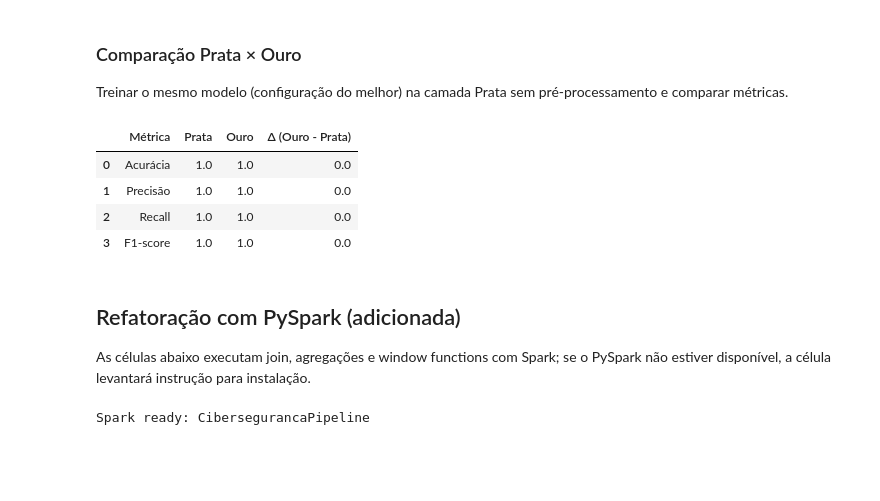
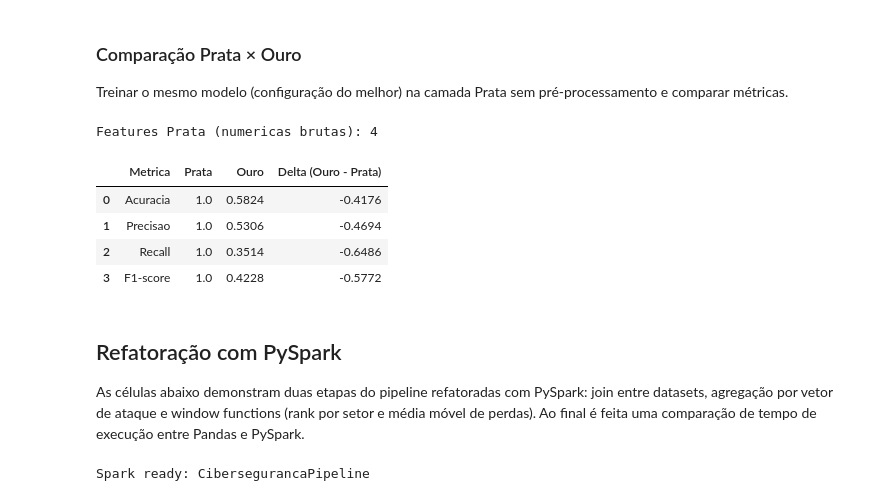
Before and after one commit to RodrigoMrqs/Arquitetura_medalion_para_cyberseguranca, a Jupyter notebook: notebook.ipynb, the cells around one changed output. Drawn from its saved outputs; the diff is of its cells as text; code cells hidden in the pictures; blank space fills up the shorter version.

```diff
--- a/notebook.ipynb
+++ b/notebook.ipynb
@@ -1488,14 +1717,13 @@ Split realizado. Train: (680, 16) Test: (170, 16)
 # %%
-# Escalar features apenas no conjunto de treino/validação (fit no treino)
-scaler = StandardScaler()
-X_train_s = pd.DataFrame(scaler.fit_transform(X_train), columns=X_train.columns, index=X_train.index)
-X_test_s = pd.DataFrame(scaler.transform(X_test), columns=X_test.columns, index=X_test.index)
+# Features ja escaladas na Camada Ouro (RobustScaler fit no treino)
+# Nenhuma re-escala necessaria - padrao fit/transform ja aplicado
+X_train_s = X_train
+X_test_s  = X_test
 
-# Treinar modelos
-dt_v1 = DecisionTreeClassifier(max_depth=5, criterion='gini', random_state=42)
+dt_v1 = DecisionTreeClassifier(max_depth=5,  criterion='gini',    random_state=42)
 dt_v2 = DecisionTreeClassifier(max_depth=10, criterion='entropy', random_state=42)
 
 dt_v1.fit(X_train_s, y_train)
 dt_v2.fit(X_train_s, y_train)
-print('Modelos treinados')
+print('Modelos treinados: DT_v1 (d=5, gini) e DT_v2 (d=10, entropy)')
 # %% [output]
@@ -1550,55 +1777,43 @@ plt.show()
 ### Comparação Prata × Ouro
 Treinar o mesmo modelo (configuração do melhor) na camada Prata sem pré-processamento e comparar métricas.
 # %%
-# Carregar Prata
 prata_path = Path('data/silver/silver_incidents.parquet')
 if not prata_path.exists():
-    raise FileNotFoundError('silver_incidents.parquet não encontrado para comparação Prata x Ouro')
+    raise FileNotFoundError('silver_incidents.parquet nao encontrado')
 df_prata = pd.read_parquet(prata_path)
-if target not in df_prata.columns:
-    raise ValueError(f"Target {target} não encontrado na Prata")
 
 num_cols_prata = df_prata.select_dtypes(include=[np.number]).columns.tolist()
-feat_prata = [c for c in num_cols_prata if c not in exclude and c not in leakage_cols]
-if len(feat_prata)==0:
-    raise ValueError('Nenhuma feature numérica válida na Prata')
+feat_prata = [c for c in num_cols_prata if c not in
+              [target, 'incident_id', '_is_severe_loss', '_is_significant_drop']]
+print(f'Features Prata (numericas brutas): {len(feat_prata)}')
 
-X_p = df_prata[feat_prata]
+X_p = df_prata[feat_prata].fillna(df_prata[feat_prata].median())
 y_p = df_prata[target]
-X_tr_p, X_te_p, y_tr_p, y_te_p = train_test_split(X_p, y_p, test_size=0.2, random_state=42, stratify=y_p)
+X_tr_p, X_te_p, y_tr_p, y_te_p = train_test_split(
+    X_p, y_p, test_size=0.2, random_state=42, stratify=y_p
+)
 
-model_prata = DecisionTreeClassifier(max_depth=best_model.max_depth, criterion=best_model.criterion, random_state=42)
+cfg = dict(max_depth=best_model.max_depth, criterion=best_model.criterion, random_state=42)
+model_prata = DecisionTreeClassifier(**cfg)
 model_prata.fit(X_tr_p, y_tr_p)
 pred_p = model_prata.predict(X_te_p)
 
-metrics_prata = {
-    'Acurácia': accuracy_score(y_te_p,pred_p),
-    'Precisão': precision_score(y_te_p,pred_p,zero_division=0),
-    'Recall': recall_score(y_te_p,pred_p,zero_division=0),
-    'F1-score': f1_score(y_te_p,pred_p,zero_division=0)
-}
-
-metrics_ouro = {
-    'Acurácia': accuracy_score(y_test,bpred),
-    'Precisão': precision_score(y_test,bpred,zero_division=0),
-    'Recall': recall_score(y_test,bpred,zero_division=0),
-    'F1-score': f1_score(y_test,bpred,zero_division=0)
-}
-
 comp = pd.DataFrame({
-    'Métrica': ['Acurácia','Precisão','Recall','F1-score'],
-    'Prata': [metrics_prata[k] for k in ['Acurácia','Precisão','Recall','F1-score']],
-    'Ouro': [metrics_ouro[k] for k in ['Acurácia','Precisão','Recall','F1-score']]
+    'Metrica': ['Acuracia', 'Precisao', 'Recall', 'F1-score'],
+    'Prata':   [round(accuracy_score(y_te_p, pred_p), 4), round(precision_score(y_te_p, pred_p, zero_division=0), 4), round(recall_score(y_te_p, pred_p, zero_division=0), 4), round(f1_score(y_te_p, pred_p, zero_division=0), 4)],
+    'Ouro':    [round(accuracy_score(y_test, bpred), 4), round(precision_score(y_test, bpred, zero_division=0), 4), round(recall_score(y_test, bpred, zero_division=0), 4), round(f1_score(y_test, bpred, zero_division=0), 4)],
 })
-comp['Δ (Ouro - Prata)'] = (comp['Ouro'] - comp['Prata']).round(4)
+comp['Delta (Ouro - Prata)'] = (comp['Ouro'] - comp['Prata']).round(4)
 display(comp)
 # %% [output]
+Features Prata (numericas brutas): 4
-|  | Métrica | Prata | Ouro | Δ (Ouro - Prata) |
-| 0 | Acurácia | 1.0 | 1.0 | 0.0 |
-| 1 | Precisão | 1.0 | 1.0 | 0.0 |
-| 2 | Recall | 1.0 | 1.0 | 0.0 |
-| 3 | F1-score | 1.0 | 1.0 | 0.0 |
+|  | Metrica | Prata | Ouro | Delta (Ouro - Prata) |
+| 0 | Acuracia | 1.0 | 0.5824 | -0.4176 |
+| 1 | Precisao | 1.0 | 0.5306 | -0.4694 |
+| 2 | Recall | 1.0 | 0.3514 | -0.6486 |
+| 3 | F1-score | 1.0 | 0.4228 | -0.5772 |
 # %% [markdown]
-##  Refatoração com PySpark (adicionada)
-As células abaixo executam join, agregações e window functions com Spark; se o PySpark não estiver disponível, a célula levantará instrução para instalação.
+## Refatoração com PySpark
+
+As células abaixo demonstram duas etapas do pipeline refatoradas com PySpark: join entre datasets, agregação por vetor de ataque e window functions (rank por setor e média móvel de perdas). Ao final é feita uma comparação de tempo de execução entre Pandas e PySpark.
 # %%
```
Also changed, not shown: parts of 33 cells of this notebook, 16 other files.
